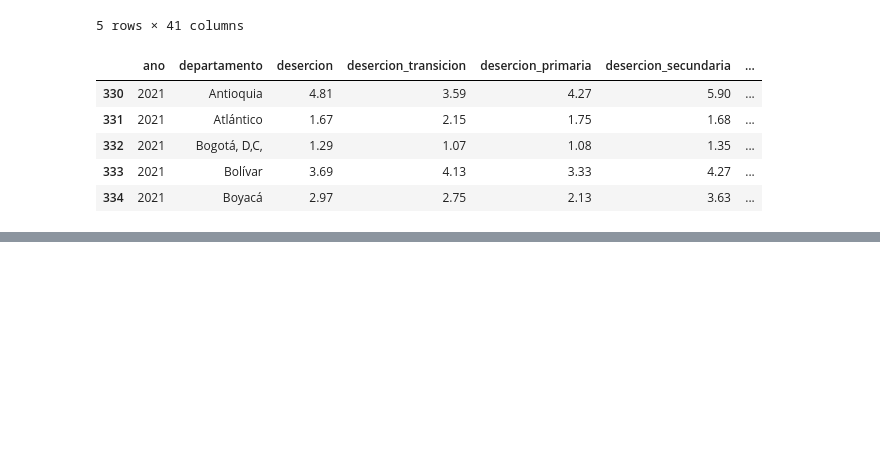
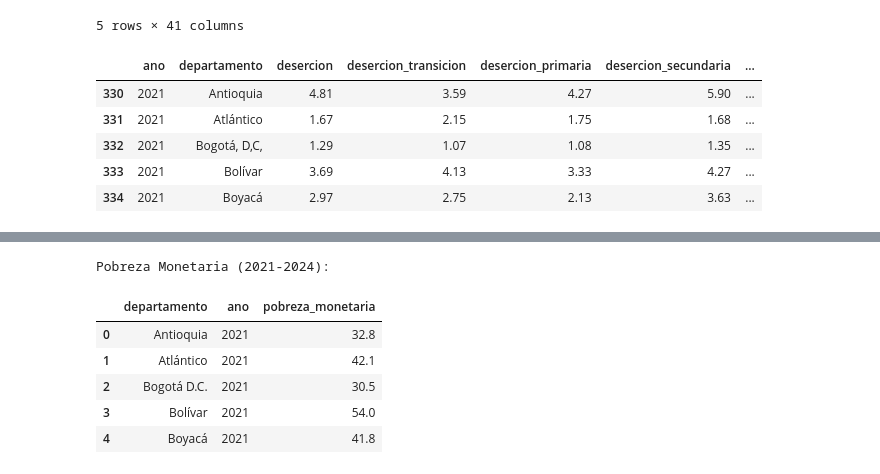
Before and after one commit to emily-escudero/Analitica-Educacion-rural, a Jupyter notebook: Entrega2EducacionRural.ipynb, the cells around one changed output, grey strips where cells are left out. Drawn from its saved outputs; the diff is of its cells as text; code cells hidden in the pictures; blank space fills up the shorter version.

```diff
--- a/Entrega2EducacionRural.ipynb
+++ b/Entrega2EducacionRural.ipynb
@@ -66,0 +95,55 @@ display(df_deserciones_2021_2024.head())
+# %%
+# Load the 'Pobreza Monetaria Act.Met.' sheet
+# We need to read the specific range for departments and years.
+# We'll read the data from the relevant cells and then process it.
+
+# Read the header (years) first
+years_df = pd.read_excel(
+    excel_file_path,
+    sheet_name='Pobreza Monetaria Act.Met.',
+    header=None, # No default header
+    skiprows=10, # Skip to row 11 (0-indexed)
+    nrows=1,     # Read only one row for years
+    usecols='B:F' # Use columns B to F for years
+)
+
+# Extract years from the first row of years_df
+years = [int(col) for col in years_df.iloc[0].values]
+
+# Read the data for departments and values
+# We skip rows until 11 (row 12 in excel) and read 24 rows (35-12+1)
+monetaria_df = pd.read_excel(
+    excel_file_path,
+    sheet_name='Pobreza Monetaria Act.Met.',
+    header=None, # No default header
+    skiprows=11, # Skip to row 12 (0-indexed)
+    nrows=24,    # From row 12 to 35 (35-12+1 = 24 rows)
+    usecols='A:F' # Use columns A to F
+)
+
+# Assign column names: first column is 'departamento', then the extracted years
+monetaria_df.columns = ['departamento'] + years
+
+# Melt the DataFrame to long format
+df_monetaria_melted = monetaria_df.melt(
+    id_vars=['departamento'],
+    var_name='ano',
+    value_name='pobreza_monetaria'
+)
+
+# Filter for years 2021 to 2024
+df_pobreza_monetaria = df_monetaria_melted[
+    (df_monetaria_melted['ano'] >= 2021) & (df_monetaria_melted['ano'] <= 2024)
+].copy()
+
+# Display the first few rows
+print("Pobreza Monetaria (2021-2024):")
+display(df_pobreza_monetaria.head())
+# %% [output]
+Pobreza Monetaria (2021-2024):
+|  | departamento | ano | pobreza_monetaria |
+| 0 | Antioquia | 2021 | 32.8 |
+| 1 | Atlántico | 2021 | 42.1 |
+| 2 | Bogotá D.C. | 2021 | 30.5 |
+| 3 | Bolívar | 2021 | 54.0 |
+| 4 | Boyacá | 2021 | 41.8 |
```
Also changed, not shown: parts of 6 cells of this notebook.
